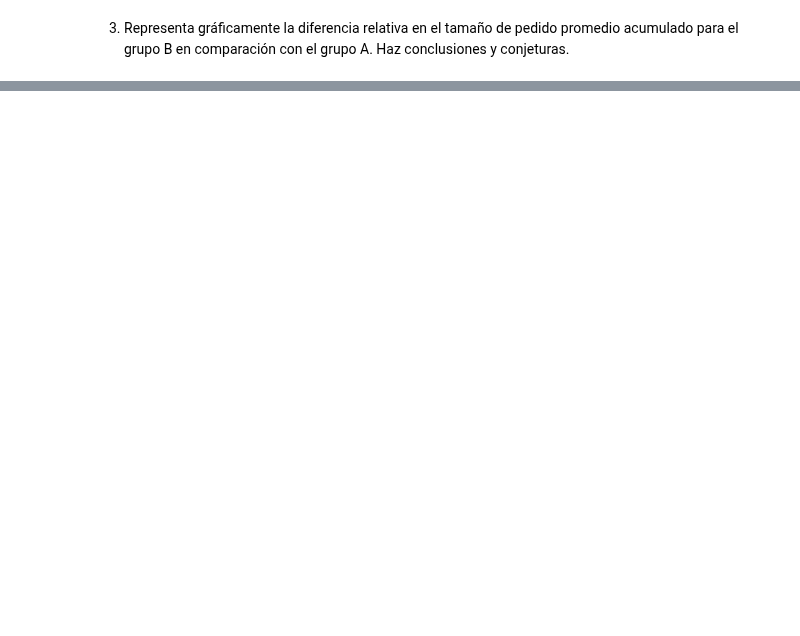
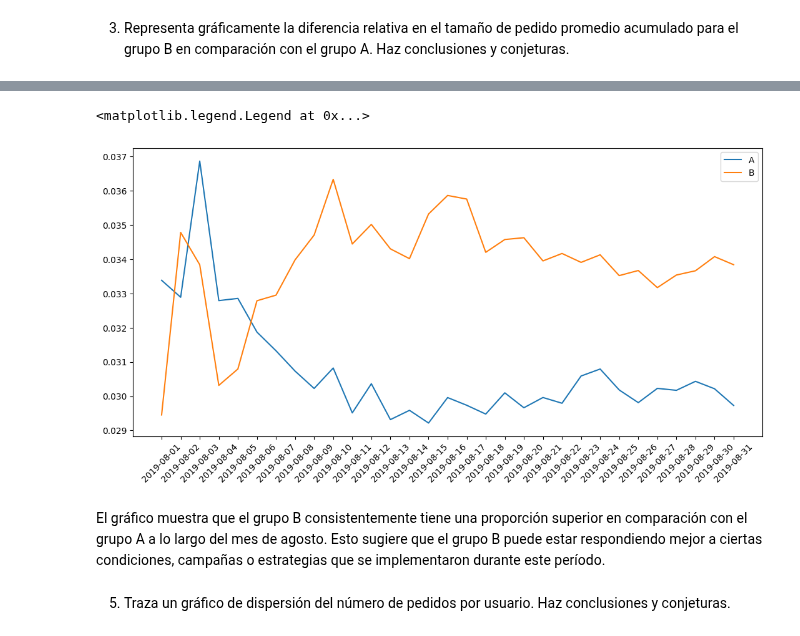
Before and after one commit to Dussand/testAB, a Jupyter notebook: pruebasAB.ipynb, the cells around one changed output, grey strips where cells are left out. Saved outputs shown, nothing was run; the diff lists cells and outputs as text; code cells hidden in the pictures; blank space fills up the shorter version.

```diff
--- a/pruebasAB.ipynb
+++ b/pruebasAB.ipynb
@@ -272,0 +335,4 @@ size_group.head()
+# %%
+# calcular la conversión acumulada
+cumulativeData['conversion'] = cumulativeData['orders']/cumulativeData['visitors']
+cumulativeData.head()
@@ -272,0 +346,4 @@ size_group.head()
+# %%
+# seleccionar datos en el grupo A
+cumulativeDataA = cumulativeData[cumulativeData['group']=='A']
+cumulativeDataA.head()
@@ -272,0 +357,4 @@ size_group.head()
+# %%
+# seleccionar datos en el grupo B
+cumulativeDataB = cumulativeData[cumulativeData['group']=='B']
+cumulativeDataB.head()
@@ -272,0 +368,14 @@ size_group.head()
+# %%
+# trazar los gráficos
+plt.figure(figsize=(13,6))
+plt.plot(cumulativeDataA['date'], cumulativeDataA['conversion'], label='A')
+plt.plot(cumulativeDataB['date'], cumulativeDataB['conversion'], label='B')
+plt.xticks(rotation = 45)
+plt.legend()
+# %% [output]
+<matplotlib.legend.Legend at 0x...>
+[figure, added]
+# %% [markdown]
+El gráfico muestra que el grupo B consistentemente tiene una proporción superior en comparación con el grupo A a lo largo del mes de agosto. Esto sugiere que el grupo B puede estar respondiendo mejor a ciertas condiciones, campañas o estrategias que se implementaron durante este período.
+# %% [markdown]
+5. Traza un gráfico de dispersión del número de pedidos por usuario. Haz conclusiones y conjeturas.
```
Also changed, not shown: parts of 49 cells of this notebook.
